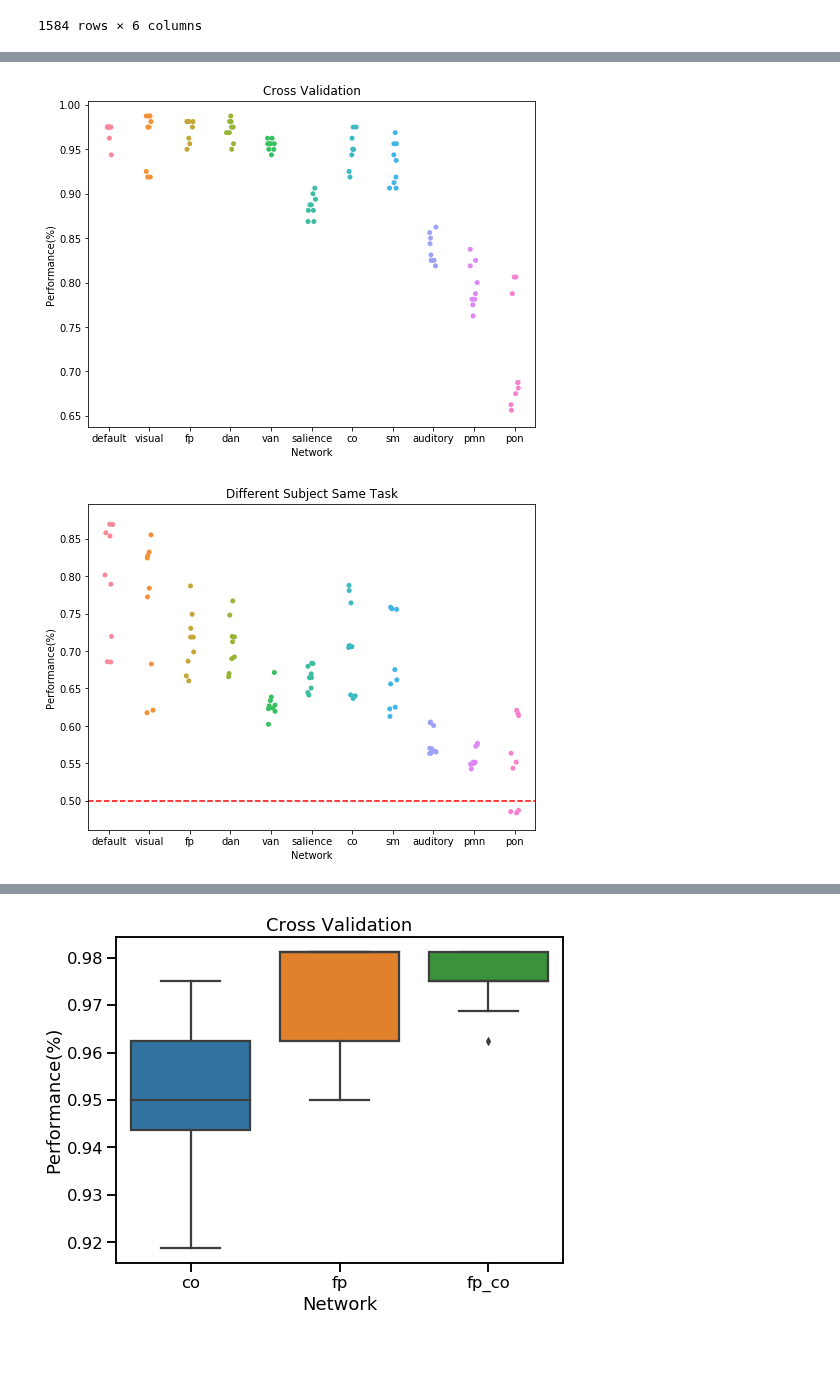
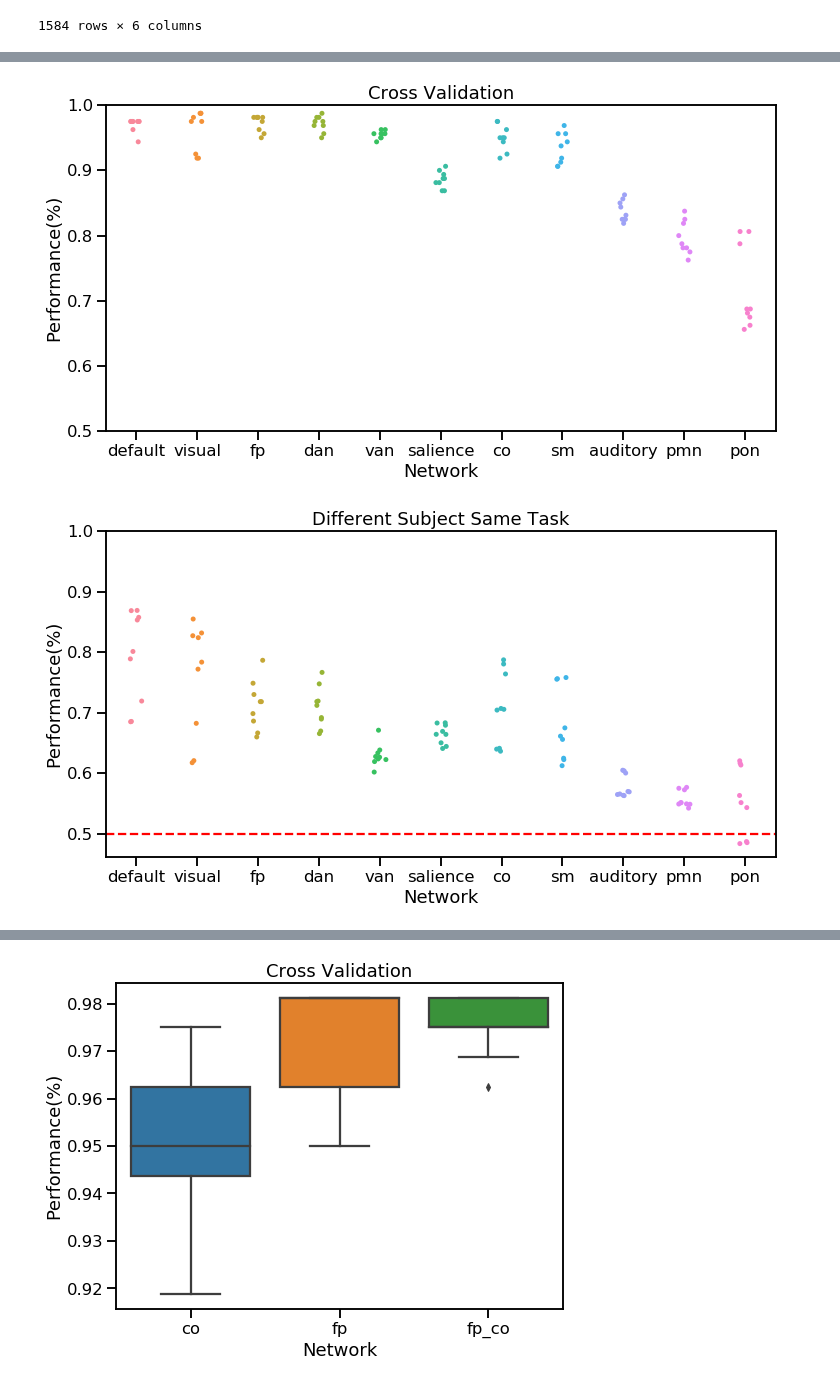
Before and after one commit to GrattonLab/MSC_Alexis, a Jupyter notebook: analysis/code/mL_rsfMRI/subNet_performance.ipynb, the cells around one changed output, grey strips where cells are left out. Drawn from its saved outputs; the diff is of its cells as text; code cells hidden in the pictures; blank space fills up the shorter version.

```diff
--- a/analysis/code/mL_rsfMRI/subNet_performance.ipynb
+++ b/analysis/code/mL_rsfMRI/subNet_performance.ipynb
@@ -5,6 +5,7 @@ import seaborn as sns
 import matplotlib.pyplot as plt
 import sys
 import os
+sns.set_context("talk")
 #SS
 thisDir = os.path.expanduser('~/Desktop/MSC_Alexis/analysis/')
 outDir= thisDir + 'output/subNetwork/'
@@ -85,32 +88,33 @@ plt.savefig(outDir +'SS.png', bbox_inches='tight')
 # %%
 #CV
 CV=pd.DataFrame()
 for i in netList:
     SVC=pd.read_csv(outDir+i+'/results/SVC/acc/CV/stats.csv')
     SVC['Analysis']='SVC'
     SVC['Network']=i
     SVC['Features']=netRoi[i]
     log=pd.read_csv(outDir+i+'/results/logReg/acc/CV/stats.csv')
     log['Analysis']='log'
     log['Network']=i
     log['Features']=netRoi[i]
     ridge=pd.read_csv(outDir+i+'/results/Ridge/acc/CV/stats.csv')
     ridge['Analysis']='ridge'
     ridge['Network']=i
     ridge['Features']=netRoi[i]
     classifiers=[SVC, log, ridge]
     sub_df = pd.concat(classifiers)
     CV=pd.concat([CV,sub_df])
 
 CV.rename(columns={"Unnamed: 0": "Task"}, inplace=True)
 
-plt.figure(figsize=(8,6))
+plt.figure(figsize=(12,6))
 ax = sns.stripplot(x="Network", y="Mean",data=CV)
 ax.set_title('Cross Validation')
 ax.set_ylabel('Performance(%)')
+ax.set(ylim=(.5, 1))
 plt.savefig(outDir +'CV.png', bbox_inches='tight')
 # %% [output]
-[figure, old version]
+[figure, new version]
 # %%
 #DS
 DS=pd.DataFrame()
@@ -131,14 +135,16 @@ for i in netList:
     sub_df = pd.concat(classifiers)
     DS=pd.concat([DS,sub_df])
 
-plt.figure(figsize=(8,6))
+plt.figure(figsize=(12,6))
 ax = sns.stripplot(x="Network", y="Mean",data=DS)
 ax.set_title('Different Subject Same Task')
 ax.set_ylabel('Performance(%)')
+#ax.set(ylim=(top= 1))
+ax.set_ylim(top=1)
 ax.axhline(.50, ls='--', color='r')
 plt.savefig(outDir +'DS.png', bbox_inches='tight')
 # %% [output]
-[figure, old version]
+[figure, new version]
 # %%
 #BS
 BS=pd.DataFrame()
```
Also changed, not shown: parts of 2 cells of this notebook, 17 other files.
